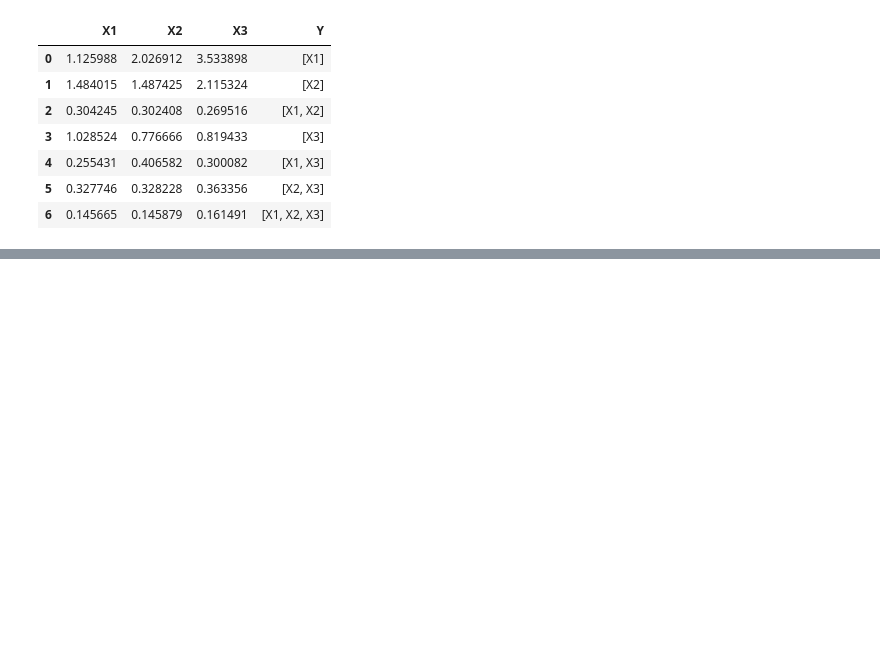
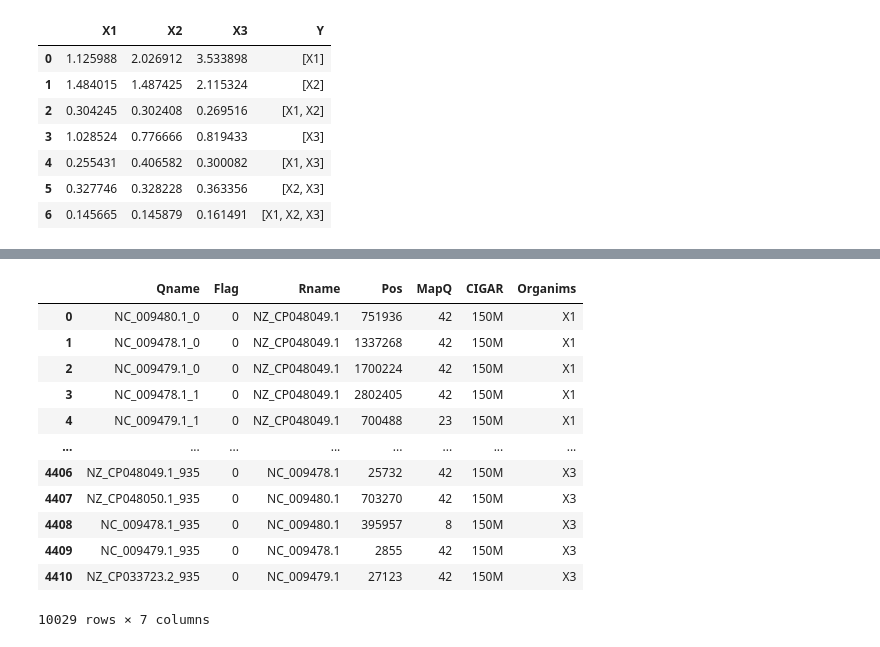
Before and after one commit to Bedxxe/clavibacter, a Jupyter notebook: scripts-tda/tda-clavibacter.ipynb, the cells around one changed output, grey strips where cells are left out. Cells and saved outputs as stored; diff of their text form; code cells hidden in the pictures; blank space fills up the shorter version.

```diff
--- a/scripts-tda/tda-clavibacter.ipynb
+++ b/scripts-tda/tda-clavibacter.ipynb
@@ -387,0 +532,27 @@ dp
+# %%
+X=df['Organims'].unique().tolist()
+len(X)
+dic_Organisms={}
+for k in range(len(X)):
+    dic_Organisms[X[k]]="X{0}".format(k+1)
+dic_Organisms
+df2=df.replace({"Organims": dic_Organisms})
+
+X2=df2['Organims'].unique().tolist() #lista de genomas
+A=powerset(X2) #conjunto potencia
+A=A[1:] #eliminiamos el conjunto vacio
+df2
+# %% [output]
+|  | Qname | Flag | Rname | Pos | MapQ | CIGAR | Organims |
+| 0 | NC_009480.1_0 | 0 | NZ_CP048049.1 | 751936 | 42 | 150M | X1 |
+| 1 | NC_009478.1_0 | 0 | NZ_CP048049.1 | 1337268 | 42 | 150M | X1 |
+| 2 | NC_009479.1_0 | 0 | NZ_CP048049.1 | 1700224 | 42 | 150M | X1 |
+| 3 | NC_009478.1_1 | 0 | NZ_CP048049.1 | 2802405 | 42 | 150M | X1 |
+| 4 | NC_009479.1_1 | 0 | NZ_CP048049.1 | 700488 | 23 | 150M | X1 |
+| ... | ... | ... | ... | ... | ... | ... | ... |
+| 4406 | NZ_CP048049.1_935 | 0 | NC_009478.1 | 25732 | 42 | 150M | X3 |
+| 4407 | NZ_CP048050.1_935 | 0 | NC_009480.1 | 703270 | 42 | 150M | X3 |
+| 4408 | NC_009478.1_935 | 0 | NC_009480.1 | 395957 | 8 | 150M | X3 |
+| 4409 | NC_009479.1_935 | 0 | NC_009478.1 | 2855 | 42 | 150M | X3 |
+| 4410 | NZ_CP033723.2_935 | 0 | NC_009479.1 | 27123 | 42 | 150M | X3 |
+10029 rows × 7 columns
```
Also changed, not shown: parts of 36 cells of this notebook, 38 other files.
